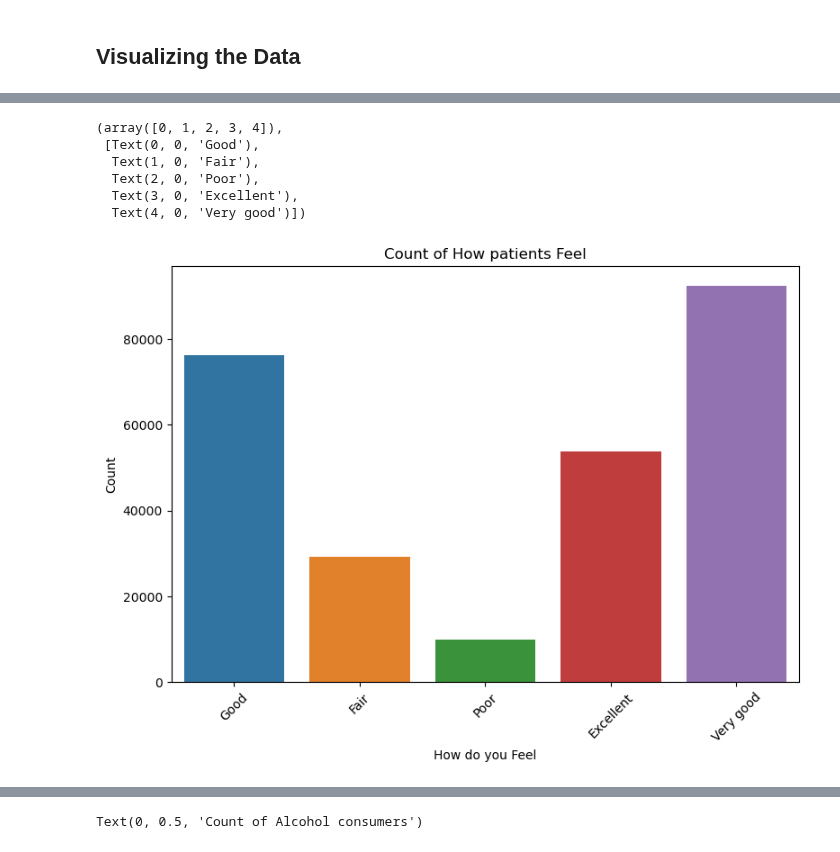
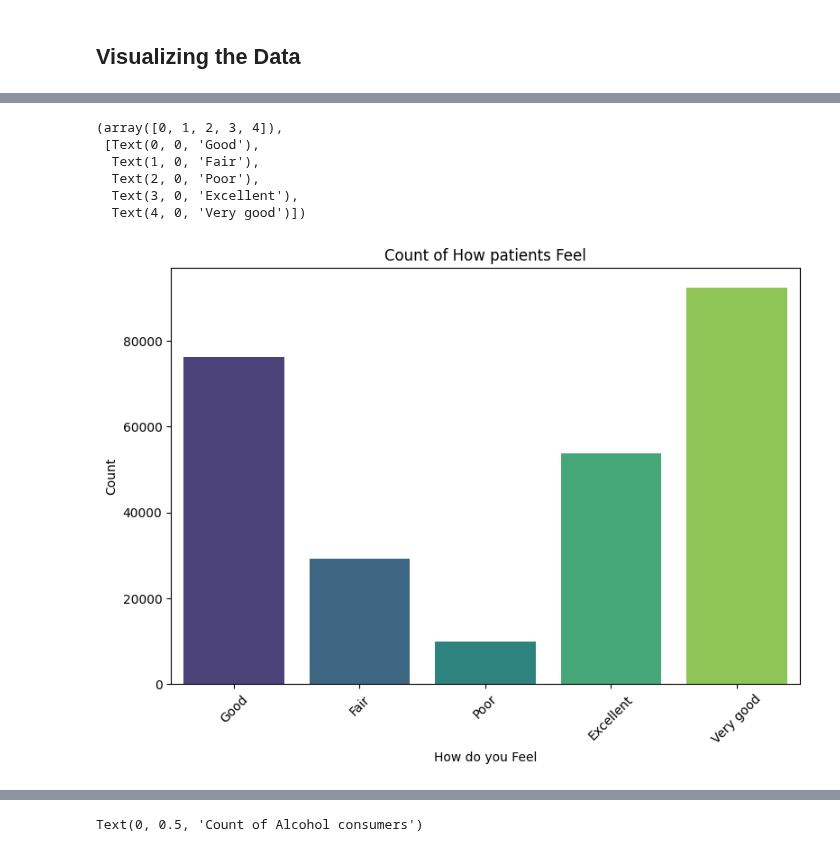
Before and after one commit to Dadd0/AI_MedCare_282401, a Jupyter notebook: main.ipynb, the cells around one changed output, grey strips where cells are left out. Saved outputs shown, nothing was run; the diff lists cells and outputs as text; code cells hidden in the pictures.

Commit message:
new visualizations

```diff
--- a/main.ipynb
+++ b/main.ipynb
@@ -109,16 +109,16 @@ Text(0.5, 0, 'BMI')
 # %%
 plt.figure(figsize=(9,6))
 plt.title("Count of How patients Feel")
-sns.countplot(data = medcenter_df, x = 'How do you Feel')
+sns.countplot(data = medcenter_df, x = 'How do you Feel', palette = 'viridis')
 plt.ylabel("Count")
 plt.xticks(rotation = 45)
 # %% [output]
 (array([0, 1, 2, 3, 4]),
  [Text(0, 0, 'Good'),
   Text(1, 0, 'Fair'),
   Text(2, 0, 'Poor'),
   Text(3, 0, 'Excellent'),
   Text(4, 0, 'Very good')])
-[figure, old version]
+[figure, new version]
 # %%
 plt.figure(figsize=(9,6))
```
Also changed, not shown: parts of 8 cells of this notebook.
